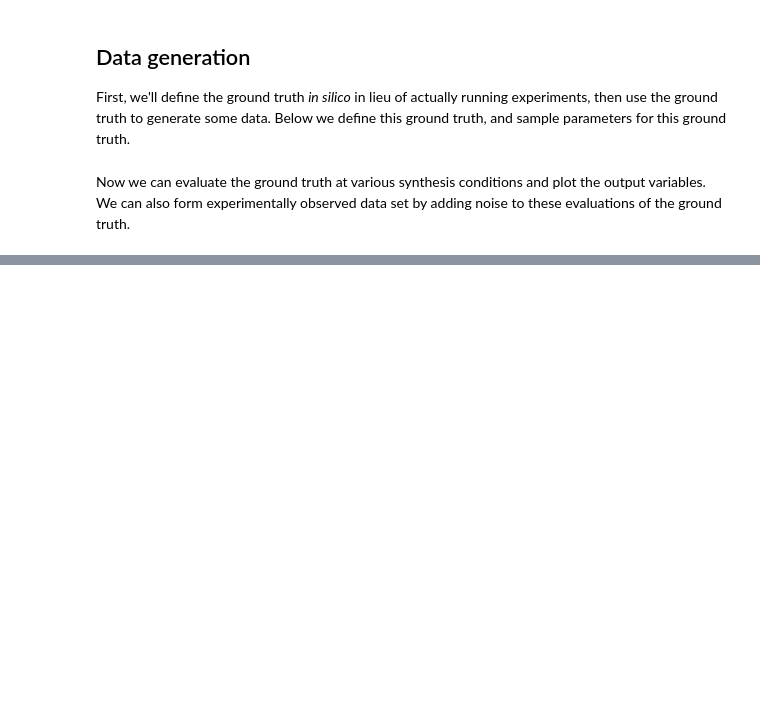
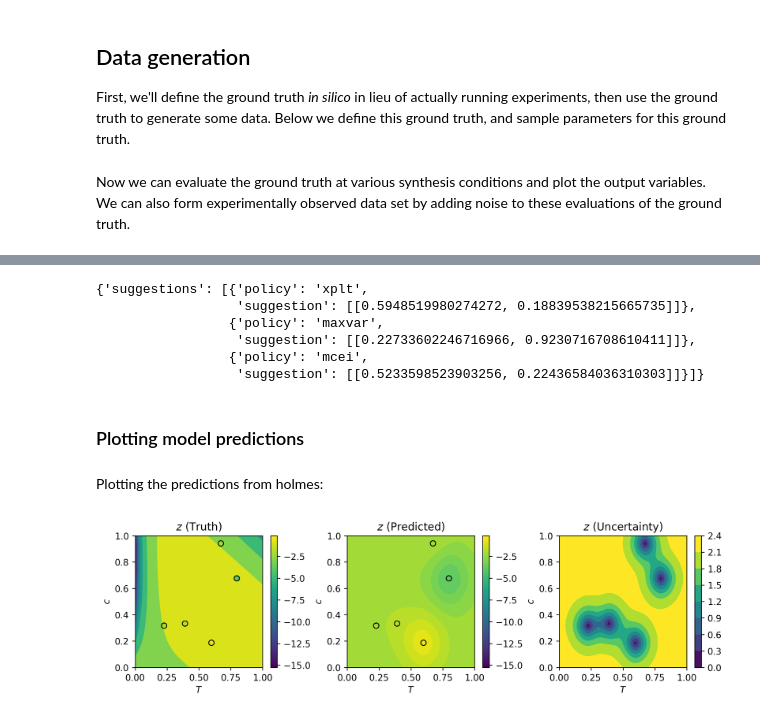
Before and after one commit to csms-lab/holmes-examples, a Jupyter notebook: Multiple objectives - optimizing nanoparticle size and polydispersity.ipynb, the cells around one changed output, grey strips where cells are left out. Cells and saved outputs as stored; diff of their text form; code cells hidden in the pictures; blank space fills up the shorter version.

Commit message:
Added single objective problem and calls to holmes suggestion and prediction end points.

```diff
--- a/Multiple objectives - optimizing nanoparticle size and polydispersity.ipynb
+++ b/Multiple objectives - optimizing nanoparticle size and polydispersity.ipynb
@@ -104,0 +196,51 @@ plt.tight_layout()
+# %%
+import requests
+import pprint
+
+BASE_URL = "http://127.0.0.1:5000/holmes"
+res = requests.post(BASE_URL + "/basic/suggest", json = data.tolist()).json()
+pprint.pprint(res)
+# %% [output]
+{'suggestions': [{'policy': 'xplt',
+                  'suggestion': [[0.5948519980274272, 0.18839538215665735]]},
+                 {'policy': 'maxvar',
+                  'suggestion': [[0.22733602246716966, 0.9230716708610411]]},
+                 {'policy': 'mcei',
+                  'suggestion': [[0.5233598523903256, 0.22436584036310303]]}]}
+# %% [markdown]
+### Plotting model predictions
+# %%
+request = {
+    "data_raw": data.tolist(),
+    "query_list": x_query.tolist(),
+    "return_bounds": True
+}
+res = requests.post(BASE_URL + "/basic/predict", json = request).json()
+# %% [markdown]
+Plotting the predictions from holmes:
+# %%
+z_model = np.array(res['predictions'])[:,0]
+sig_z_model = (np.array(res['upper']) - np.array(res['lower']))[:, 0]
+
+z_min = np.min(np.hstack((z_model, z_data, z_query)))
+z_max = np.max(np.hstack((z_model, z_data, z_query)))
+
+# Plot results versus ground truth
+plt.figure(figsize=(10,3))
+plt.subplot(1,3,1)
+plot_data_and_truth(x_data, x_query, z_data, z_query,
+                    y_min = z_min, y_max = z_max)
+plt.title(r'$z$ (Truth)')
+
+plt.subplot(1,3,2)
+plot_data_and_truth(x_data, x_query, z_data, z_model,
+                    y_min = z_min, y_max = z_max)
+plt.title(r'$z$ (Predicted)')
+
+plt.subplot(1,3,3)
+plot_data_and_truth(x_data, x_query, None, sig_z_model)
+plt.title(r'$z$ (Uncertainty)')
+
+plt.tight_layout()
+# %% [output]
+[figure, added]
```
Also changed, not shown: parts of 7 cells of this notebook.
